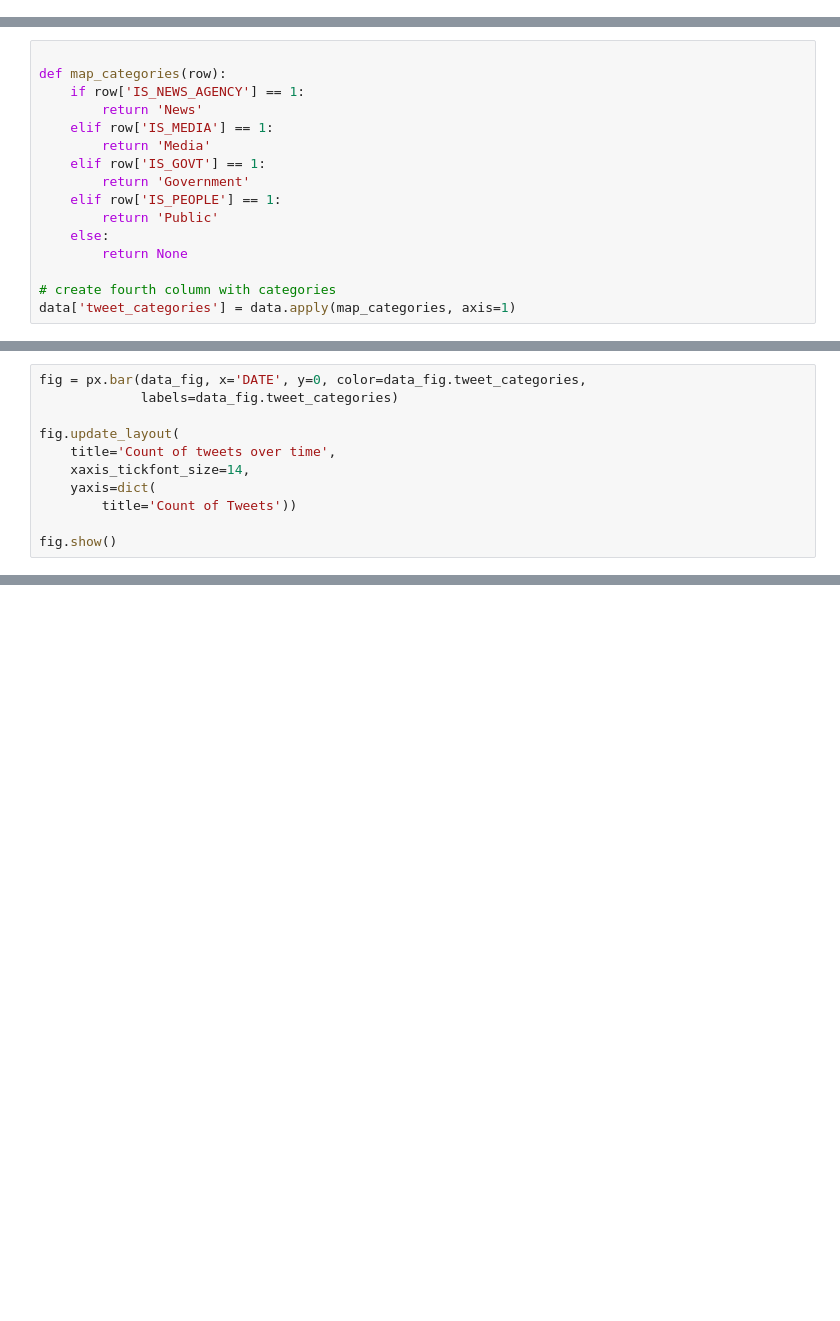
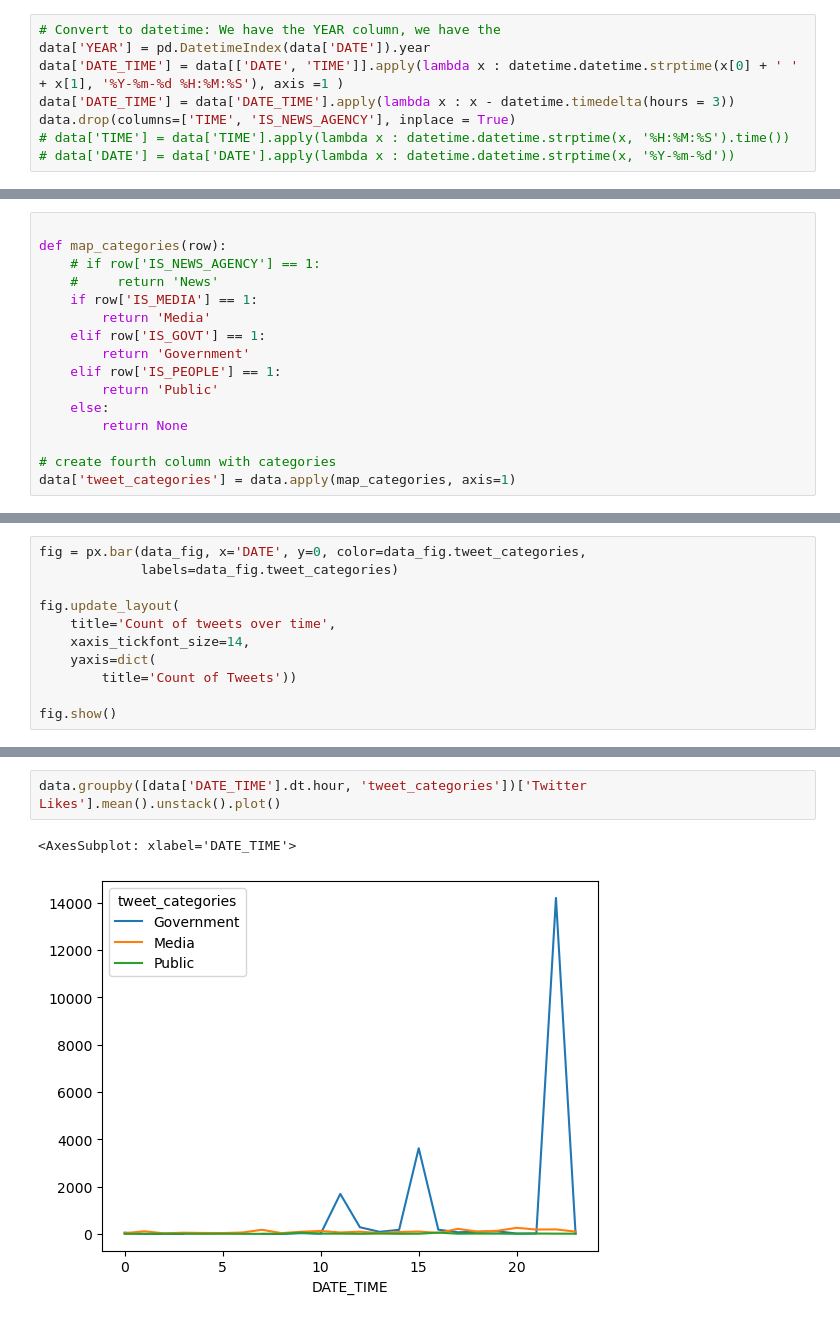
Before and after one commit to mahrukh-k/AI-Project, a Jupyter notebook: EDA_v1.ipynb, the cells around one changed output, grey strips where cells are left out. Drawn from its saved outputs; the diff is of its cells as text; blank space fills up the shorter version.

```diff
--- a/EDA_v1.ipynb
+++ b/EDA_v1.ipynb
@@ -11,0 +11,8 @@ data['YEAR'] = pd.DatetimeIndex(data['DATE']).year
+# %%
+# Convert to datetime: We have the YEAR column, we have the
+data['YEAR'] = pd.DatetimeIndex(data['DATE']).year
+data['DATE_TIME'] = data[['DATE', 'TIME']].apply(lambda x : datetime.datetime.strptime(x[0] + ' ' + x[1], '%Y-%m-%d %H:%M:%S'), axis =1 )
+data['DATE_TIME'] = data['DATE_TIME'].apply(lambda x : x - datetime.timedelta(hours = 3))
+data.drop(columns=['TIME', 'IS_NEWS_AGENCY'], inplace = True)
+# data['TIME'] = data['TIME'].apply(lambda x : datetime.datetime.strptime(x, '%H:%M:%S').time())
+# data['DATE'] = data['DATE'].apply(lambda x : datetime.datetime.strptime(x, '%Y-%m-%d'))
@@ -31,9 +72,9 @@ Index(['LANGUAGE', 'LOCATION', 'SENDER', 'MESSAGE', 'Impressions',
 # %%
 
 def map_categories(row):
-    if row['IS_NEWS_AGENCY'] == 1:
-        return 'News'
-    elif row['IS_MEDIA'] == 1:
+    # if row['IS_NEWS_AGENCY'] == 1:
+    #     return 'News'
+    if row['IS_MEDIA'] == 1:
         return 'Media'
     elif row['IS_GOVT'] == 1:
         return 'Government'
@@ -126,0 +222,5 @@ fig.show()
+# %%
+data.groupby([data['DATE_TIME'].dt.hour, 'tweet_categories'])['Twitter Likes'].mean().unstack().plot()
+# %% [output]
+<AxesSubplot: xlabel='DATE_TIME'>
+[figure, added]
```
Also changed, not shown: parts of 13 cells of this notebook.
